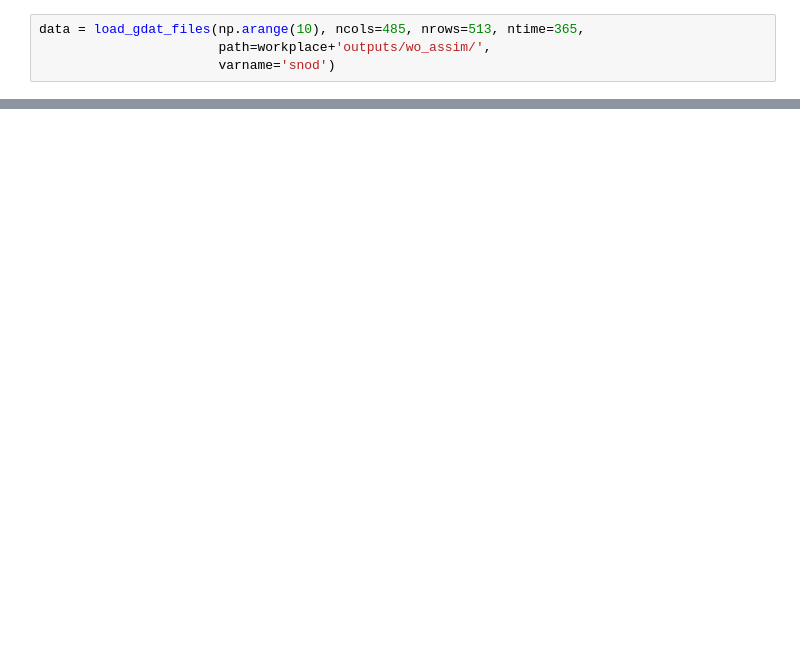
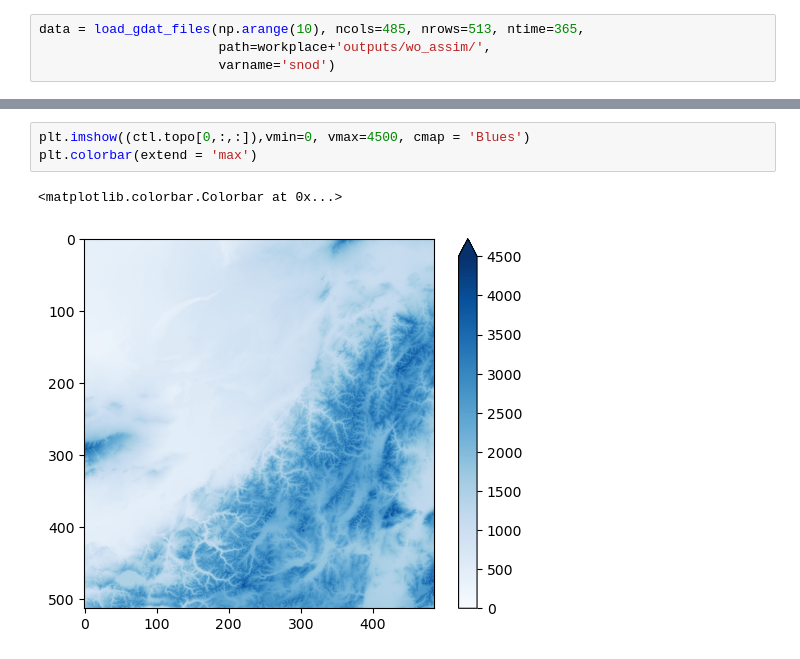
Before and after one commit to wk1984/Parallel-SnowModel-1.0, a Jupyter notebook: Read_SnowModel_Parallel.ipynb, the cells around one changed output, grey strips where cells are left out. Cells and saved outputs as stored; diff of their text form; blank space fills up the shorter version.

```diff
--- a/Read_SnowModel_Parallel.ipynb
+++ b/Read_SnowModel_Parallel.ipynb
@@ -55,0 +97,6 @@ plt.colorbar(extend = 'max')
+# %%
+plt.imshow((ctl.topo[0,:,:]),vmin=0, vmax=4500, cmap = 'Blues')
+plt.colorbar(extend = 'max')
+# %% [output]
+<matplotlib.colorbar.Colorbar at 0x...>
+[figure, added]
```
Also changed, not shown: parts of 11 cells of this notebook.
